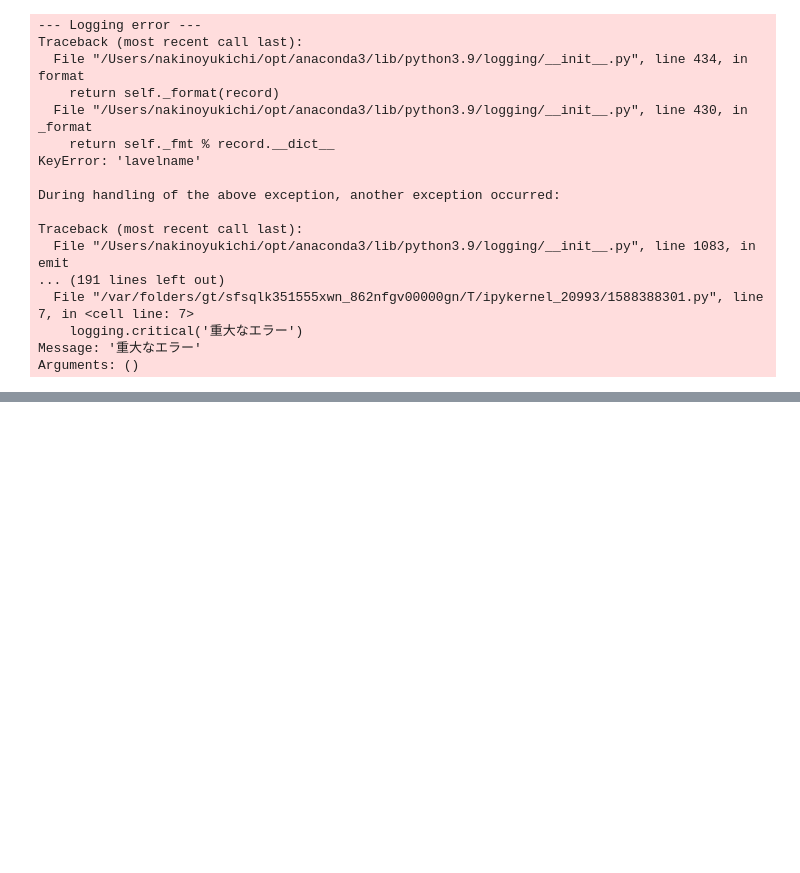
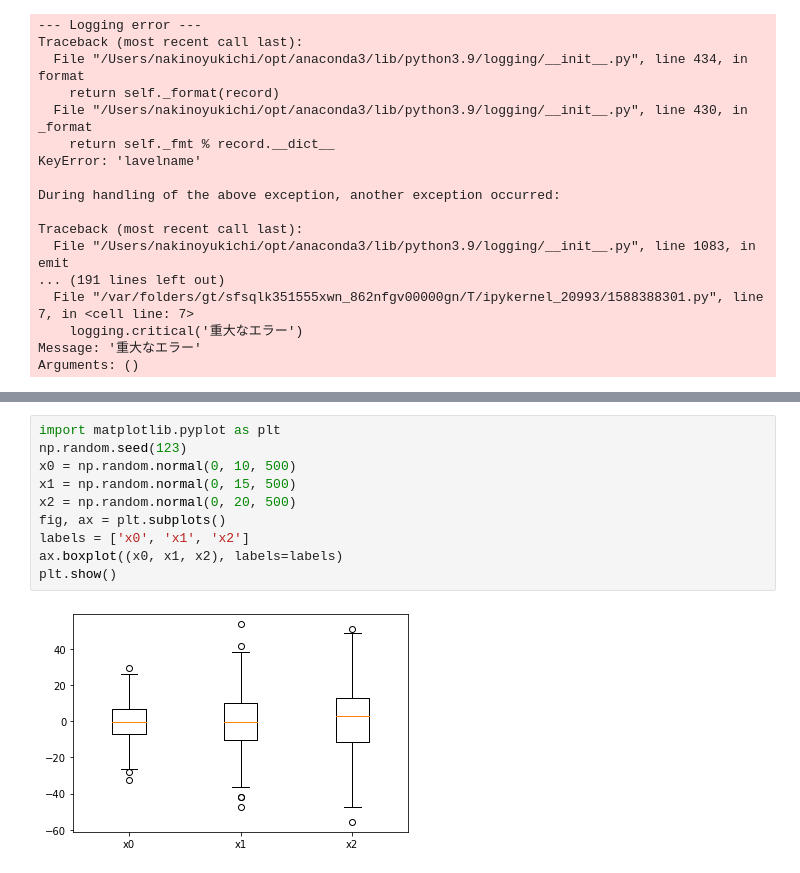
Before and after one commit to nagino-y/python_test, a Jupyter notebook: python_data_test.ipynb, the cells around one changed output, grey strips where cells are left out. Saved outputs shown, nothing was run; the diff lists cells and outputs as text; blank space fills up the shorter version.

```diff
--- a/python_data_test.ipynb
+++ b/python_data_test.ipynb
@@ -258,0 +268,12 @@ Arguments: ()
+# %%
+import matplotlib.pyplot as plt
+np.random.seed(123)
+x0 = np.random.normal(0, 10, 500)
+x1 = np.random.normal(0, 15, 500)
+x2 = np.random.normal(0, 20, 500)
+fig, ax = plt.subplots()
+labels = ['x0', 'x1', 'x2']
+ax.boxplot((x0, x1, x2), labels=labels)
+plt.show()
+# %% [output]
+[figure, added]
```
Also changed, not shown: parts of 4 cells of this notebook.
